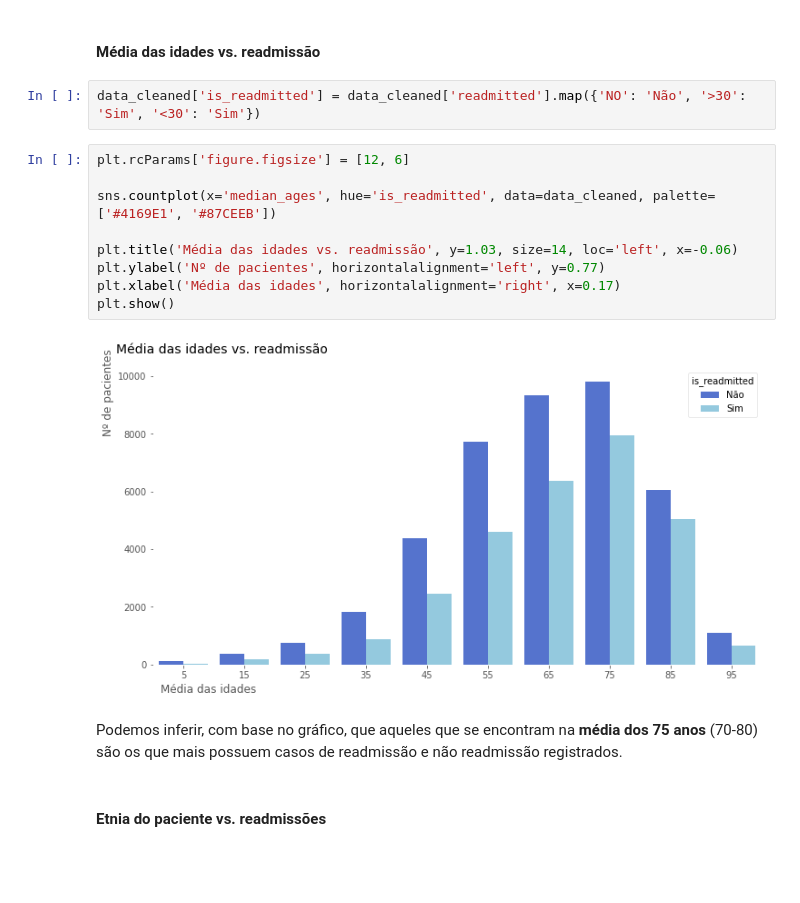
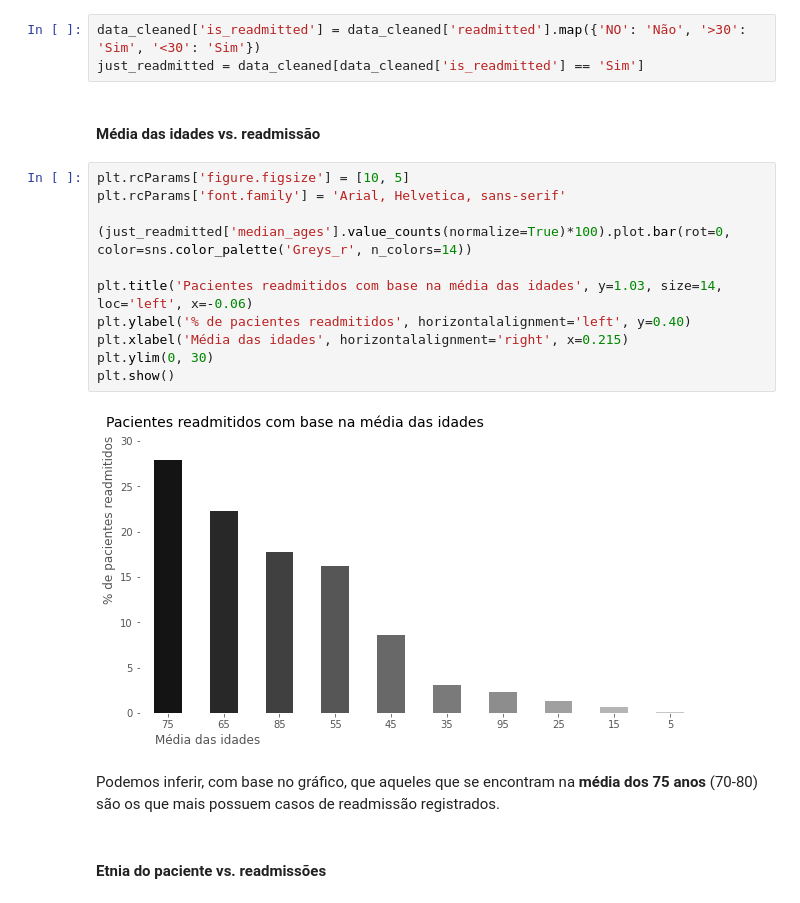
Before and after one commit to LilianeAquino/aed_projeto_3, a Jupyter notebook: template.ipynb, the cells around one changed output. Saved outputs shown, nothing was run; the diff lists cells and outputs as text; blank space fills up the shorter version.

```diff
--- a/template.ipynb
+++ b/template.ipynb
@@ -567,20 +569,23 @@ A medida que o tempo no hospital aumenta, a distribuição de admitidos e não a
+# %%
+data_cleaned['is_readmitted'] = data_cleaned['readmitted'].map({'NO': 'Não', '>30': 'Sim', '<30': 'Sim'})
+just_readmitted = data_cleaned[data_cleaned['is_readmitted'] == 'Sim']
 # %% [markdown]
 #### Média das idades vs. readmissão
-# %%
-data_cleaned['is_readmitted'] = data_cleaned['readmitted'].map({'NO': 'Não', '>30': 'Sim', '<30': 'Sim'})
 # %%
-plt.rcParams['figure.figsize'] = [12, 6]
+plt.rcParams['figure.figsize'] = [10, 5]
+plt.rcParams['font.family'] = 'Arial, Helvetica, sans-serif'
 
-sns.countplot(x='median_ages', hue='is_readmitted', data=data_cleaned, palette=['#4169E1', '#87CEEB'])
+(just_readmitted['median_ages'].value_counts(normalize=True)*100).plot.bar(rot=0, color=sns.color_palette('Greys_r', n_colors=14))
 
-plt.title('Média das idades vs. readmissão', y=1.03, size=14, loc='left', x=-0.06)
-plt.ylabel('Nº de pacientes', horizontalalignment='left', y=0.77)
-plt.xlabel('Média das idades', horizontalalignment='right', x=0.17)
+plt.title('Pacientes readmitidos com base na média das idades', y=1.03, size=14, loc='left', x=-0.06)
+plt.ylabel('% de pacientes readmitidos', horizontalalignment='left', y=0.40)
+plt.xlabel('Média das idades', horizontalalignment='right', x=0.215)
+plt.ylim(0, 30)
 plt.show()
 # %% [output]
-[figure, old version]
+[figure, new version]
 # %% [markdown]
-Podemos inferir, com base no gráfico, que aqueles que se encontram na **média dos 75 anos** (70-80) são os que mais possuem casos de readmissão e não readmissão registrados.
+Podemos inferir, com base no gráfico, que aqueles que se encontram na **média dos 75 anos** (70-80) são os que mais possuem casos de readmissão registrados.
 # %% [markdown]
 #### Etnia do paciente vs. readmissões
 # %%
```
Also changed, not shown: parts of 43 cells of this notebook, 1 other file.
